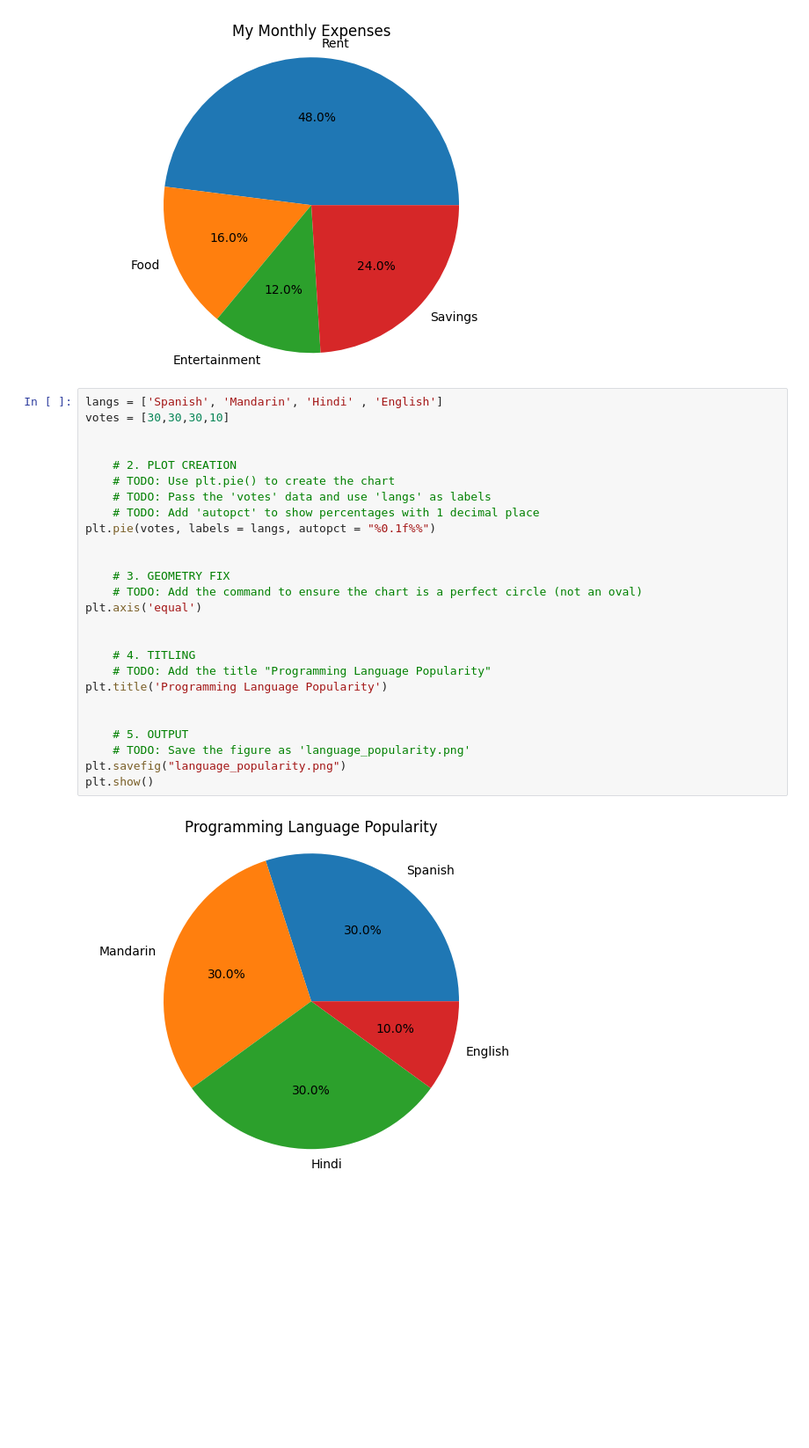
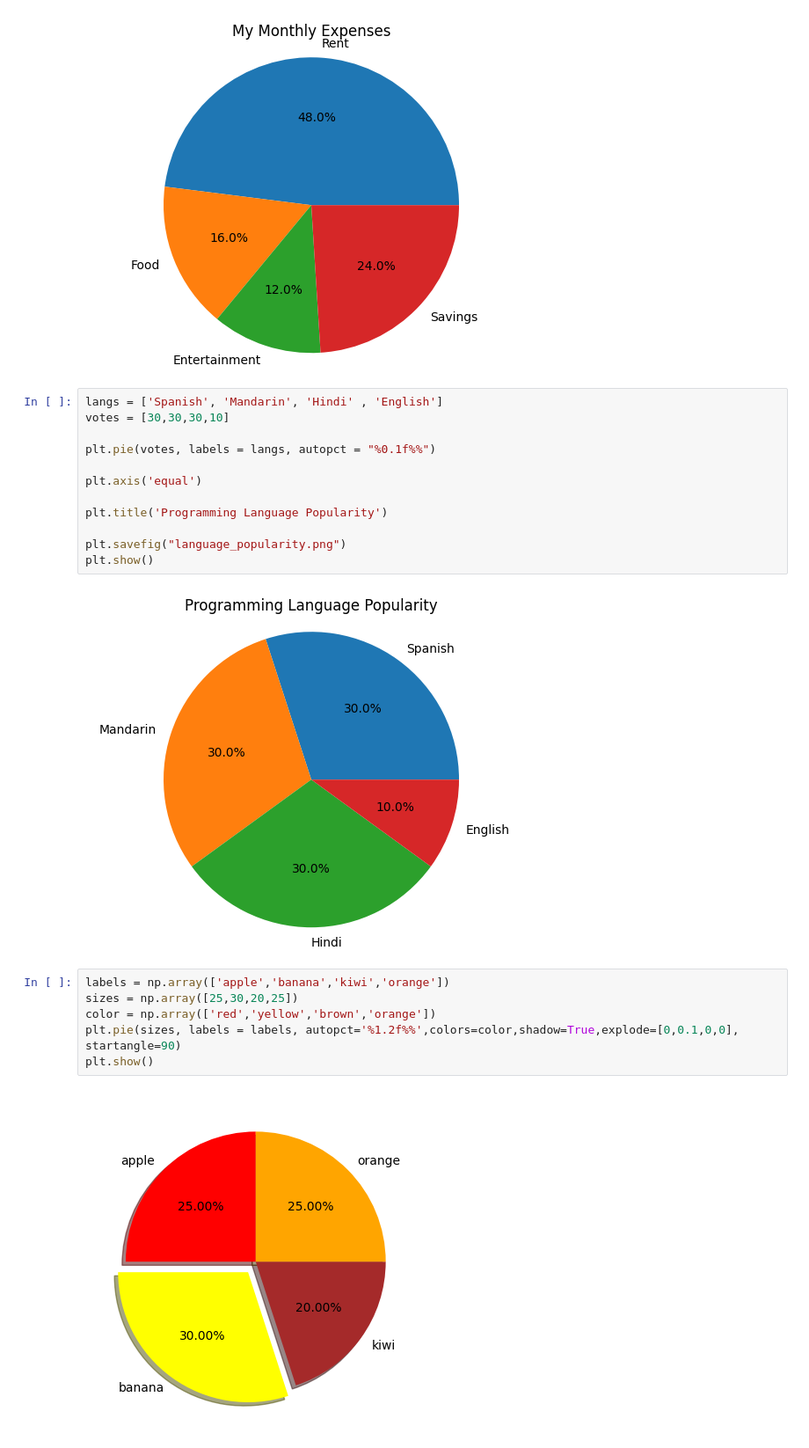
Before and after one commit to ARYANPATEL-BIT/learn-Pandas, a Jupyter notebook: matlotlibi_1.ipynb, the cells around one changed output. Shown at 88% size. Cells and saved outputs as stored; diff of their text form; blank space fills up the shorter version.

Commit message:
step, stem, pie plot

```diff
--- a/matlotlibi_1.ipynb
+++ b/matlotlibi_1.ipynb
@@ -149,27 +149,21 @@ plt.show()
 langs = ['Spanish', 'Mandarin', 'Hindi' , 'English']
 votes = [30,30,30,10]
 
-
-    # 2. PLOT CREATION
-    # TODO: Use plt.pie() to create the chart
-    # TODO: Pass the 'votes' data and use 'langs' as labels
-    # TODO: Add 'autopct' to show percentages with 1 decimal place
 plt.pie(votes, labels = langs, autopct = "%0.1f%%")
 
-
-    # 3. GEOMETRY FIX
-    # TODO: Add the command to ensure the chart is a perfect circle (not an oval)
 plt.axis('equal')
 
-
-    # 4. TITLING
-    # TODO: Add the title "Programming Language Popularity"
 plt.title('Programming Language Popularity')
 
-
-    # 5. OUTPUT
-    # TODO: Save the figure as 'language_popularity.png'
 plt.savefig("language_popularity.png")
 plt.show()
 # %% [output]
 [figure]
+# %%
+labels = np.array(['apple','banana','kiwi','orange'])
+sizes = np.array([25,30,20,25])
+color = np.array(['red','yellow','brown','orange'])
+plt.pie(sizes, labels = labels, autopct='%1.2f%%',colors=color,shadow=True,explode=[0,0.1,0,0], startangle=90)
+plt.show()
+# %% [output]
+[figure, added]
```
Also changed, not shown: parts of 6 cells of this notebook.
